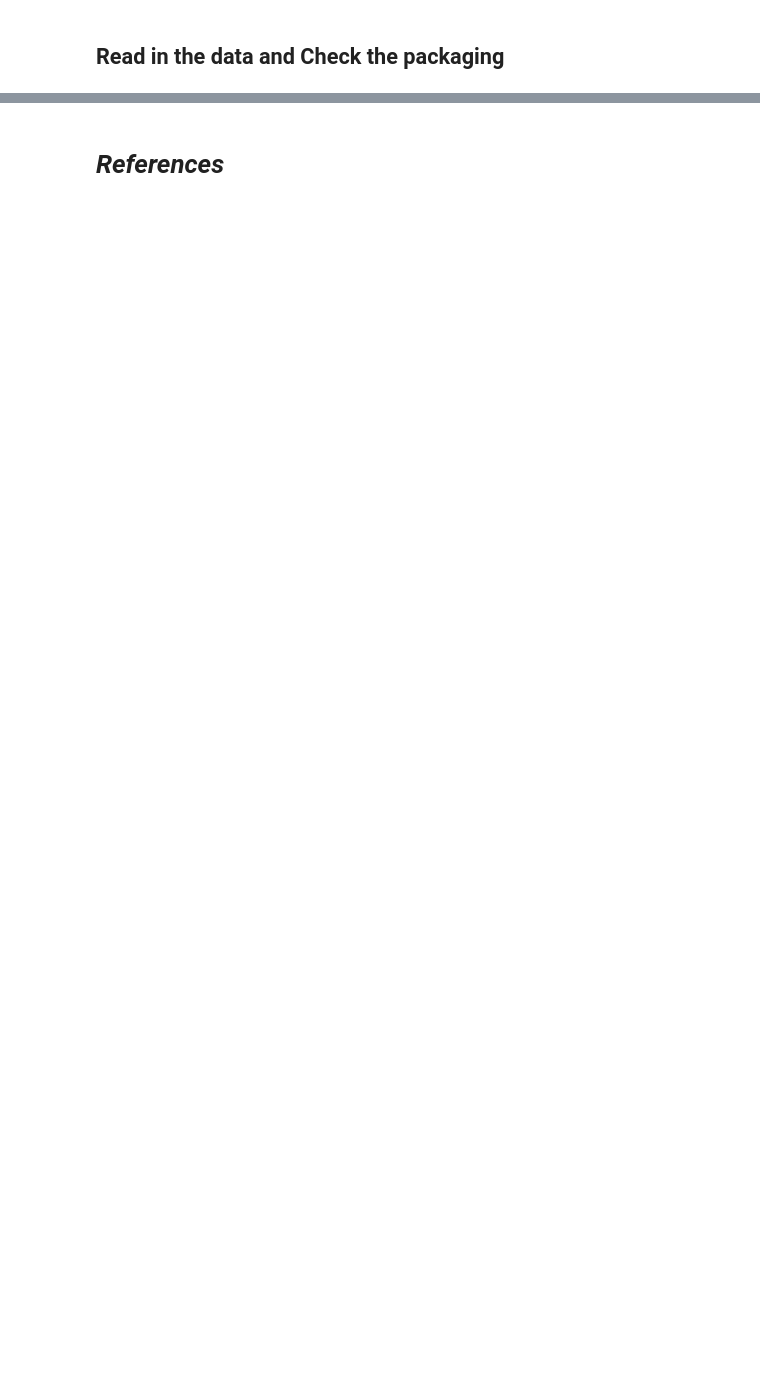
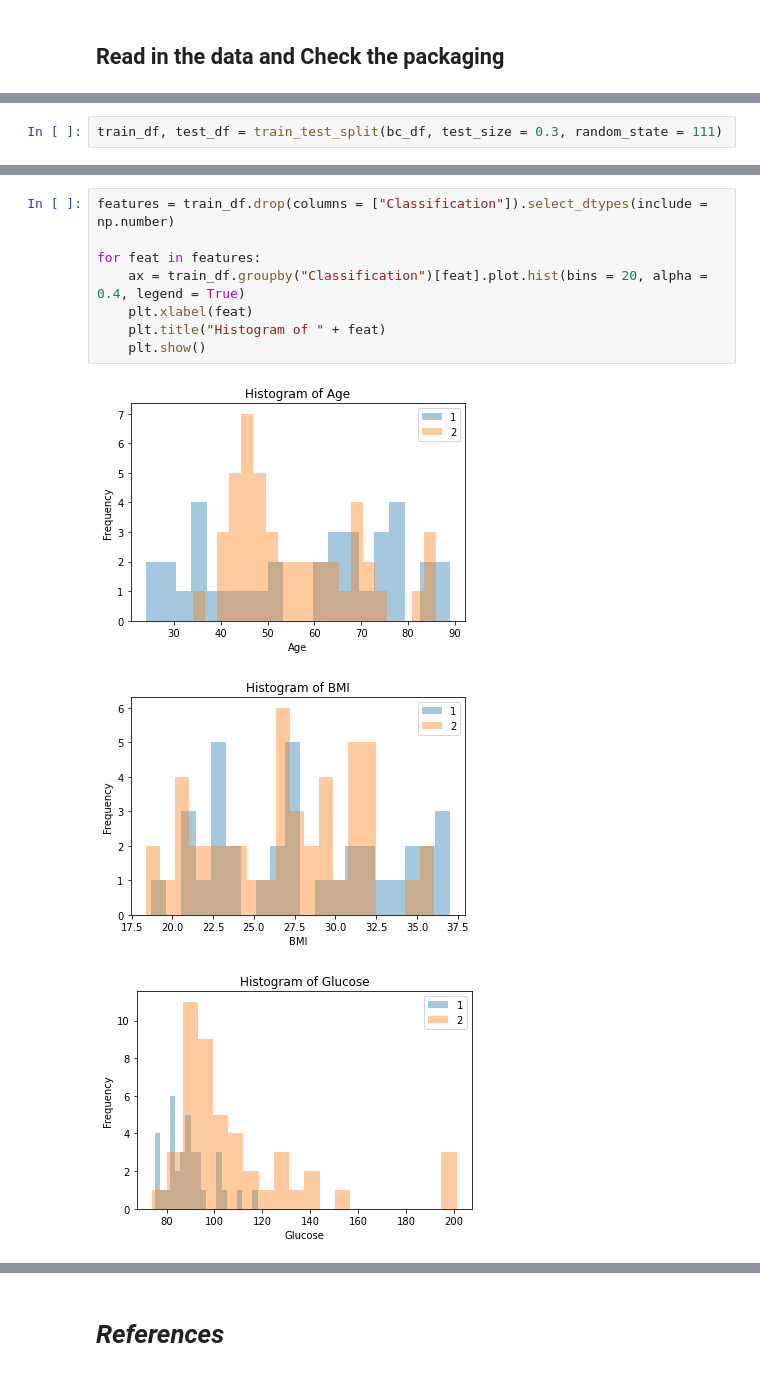
Before and after one commit to rahulkuriyedath/Breast-Cancer-Prediction, a Jupyter notebook: src/EDA.ipynb, the cells around one changed output, grey strips where cells are left out. Drawn from its saved outputs; the diff is of its cells as text; blank space fills up the shorter version.

```diff
--- a/src/EDA.ipynb
+++ b/src/EDA.ipynb
@@ -168,0 +52,2 @@ tidy_df
+# %%
+train_df, test_df = train_test_split(bc_df, test_size = 0.3, random_state = 111)
@@ -168,0 +94,12 @@ tidy_df
+# %%
+features = train_df.drop(columns = ["Classification"]).select_dtypes(include = np.number)
+
+for feat in features:
+    ax = train_df.groupby("Classification")[feat].plot.hist(bins = 20, alpha = 0.4, legend = True)
+    plt.xlabel(feat)
+    plt.title("Histogram of " + feat)
+    plt.show()
+# %% [output]
+[figure, added]
+[figure, added]
+[figure, added]
```
Also changed, not shown: parts of 26 cells of this notebook.
